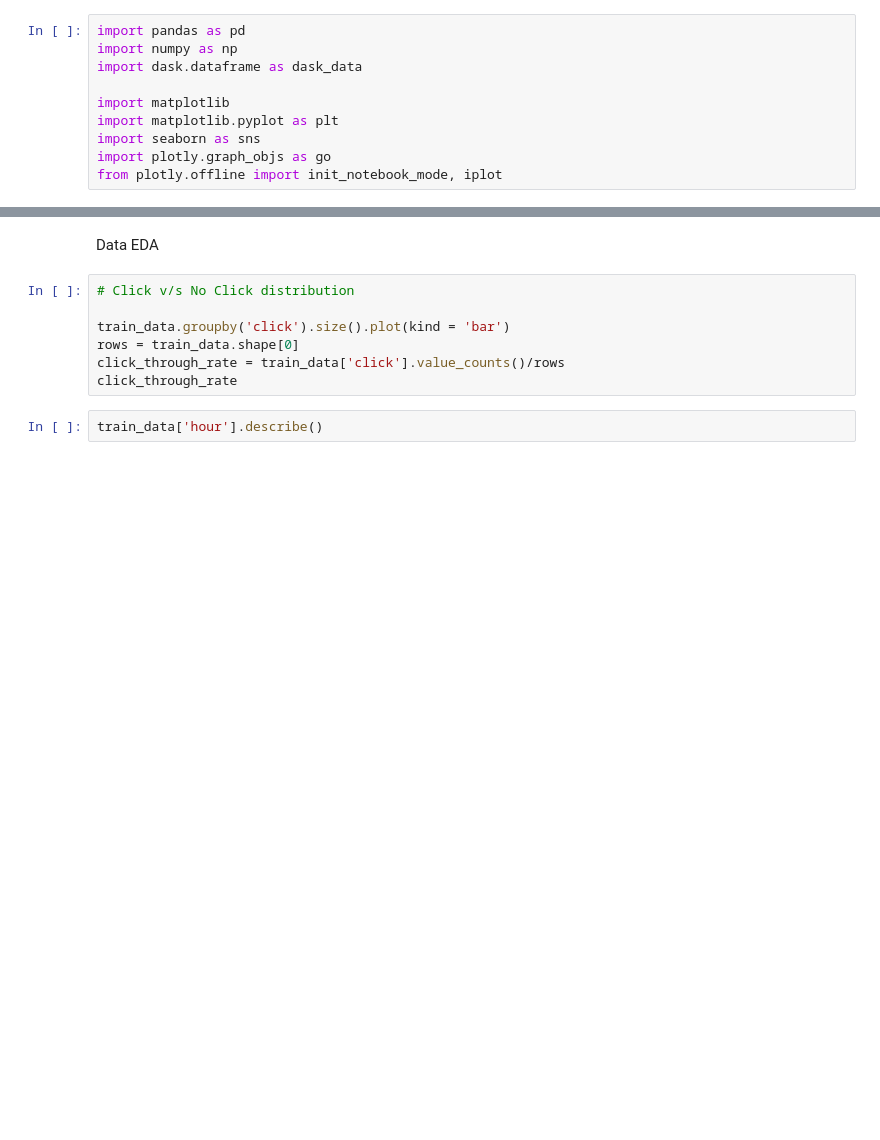
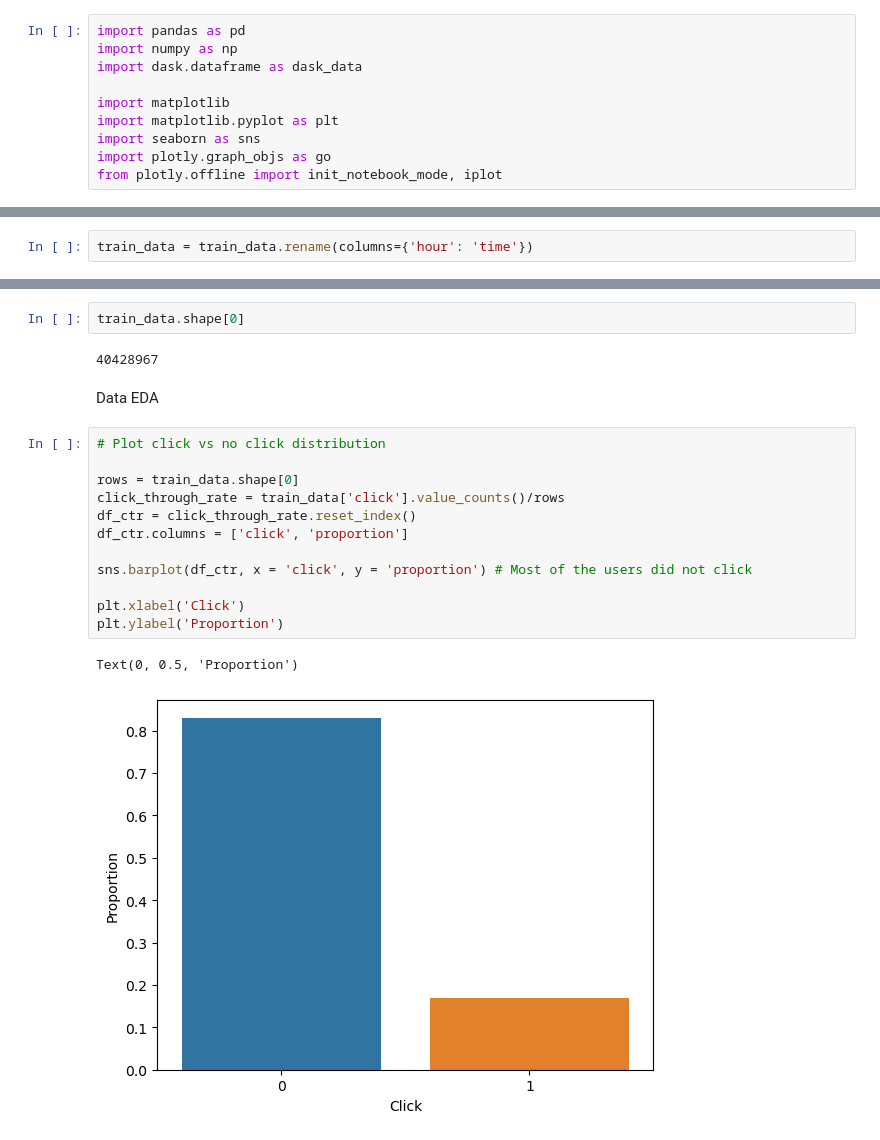
Before and after one commit to nicolegu/Click_Through_Rate_Prediction, a Jupyter notebook: Click_Through_Rate_Prediction.ipynb, the cells around one changed output, grey strips where cells are left out. Saved outputs shown, nothing was run; the diff lists cells and outputs as text; blank space fills up the shorter version.

Commit message:
Added code for data EDA

```diff
--- a/Click_Through_Rate_Prediction.ipynb
+++ b/Click_Through_Rate_Prediction.ipynb
@@ -22,0 +17,2 @@ train_data.tail(20)
+# %%
+train_data = train_data.rename(columns={'hour': 'time'})
@@ -25,11 +52,21 @@ train_data.describe()
+# %%
+train_data.shape[0]
+# %% [output]
+40428967
 # %% [markdown]
 Data EDA
-# %%
-# Click v/s No Click distribution
-
-train_data.groupby('click').size().plot(kind = 'bar')
-rows = train_data.shape[0]
-click_through_rate = train_data['click'].value_counts()/rows
-click_through_rate
-# %%
-train_data['hour'].describe()
+# %%
+# Plot click vs no click distribution
+
+rows = train_data.shape[0]
+click_through_rate = train_data['click'].value_counts()/rows
+df_ctr = click_through_rate.reset_index()
+df_ctr.columns = ['click', 'proportion']
+
+sns.barplot(df_ctr, x = 'click', y = 'proportion') # Most of the users did not click
+
+plt.xlabel('Click')
+plt.ylabel('Proportion')
+# %% [output]
+Text(0, 0.5, 'Proportion')
+[figure, added]
```
Also changed, not shown: parts of 31 cells of this notebook.
